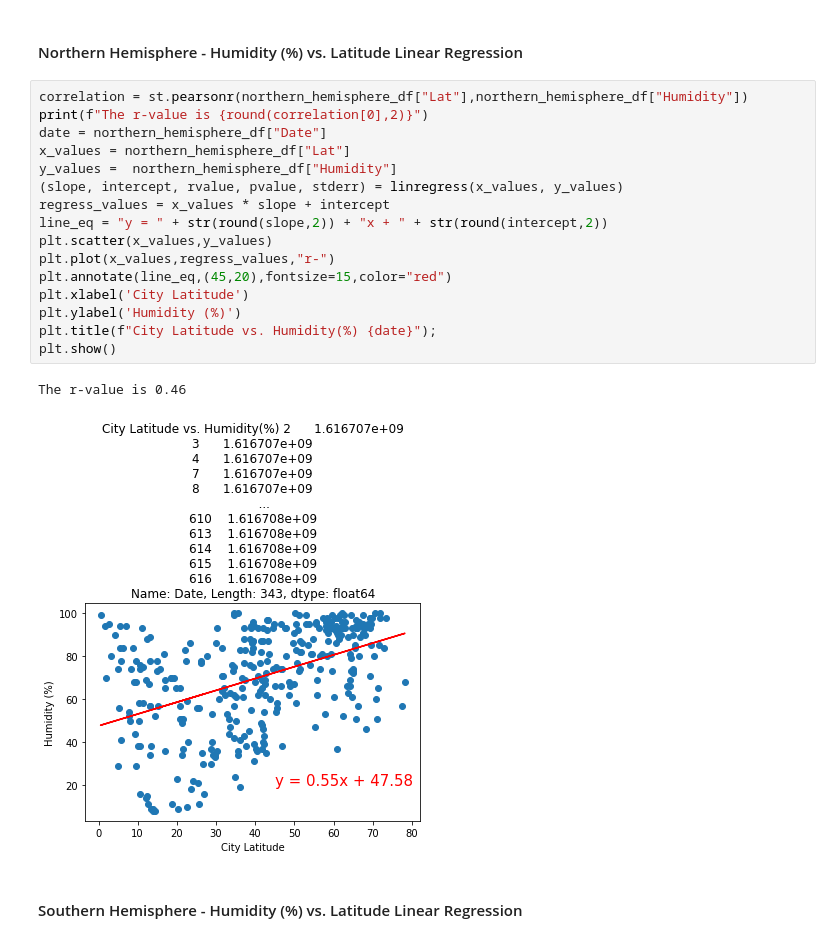
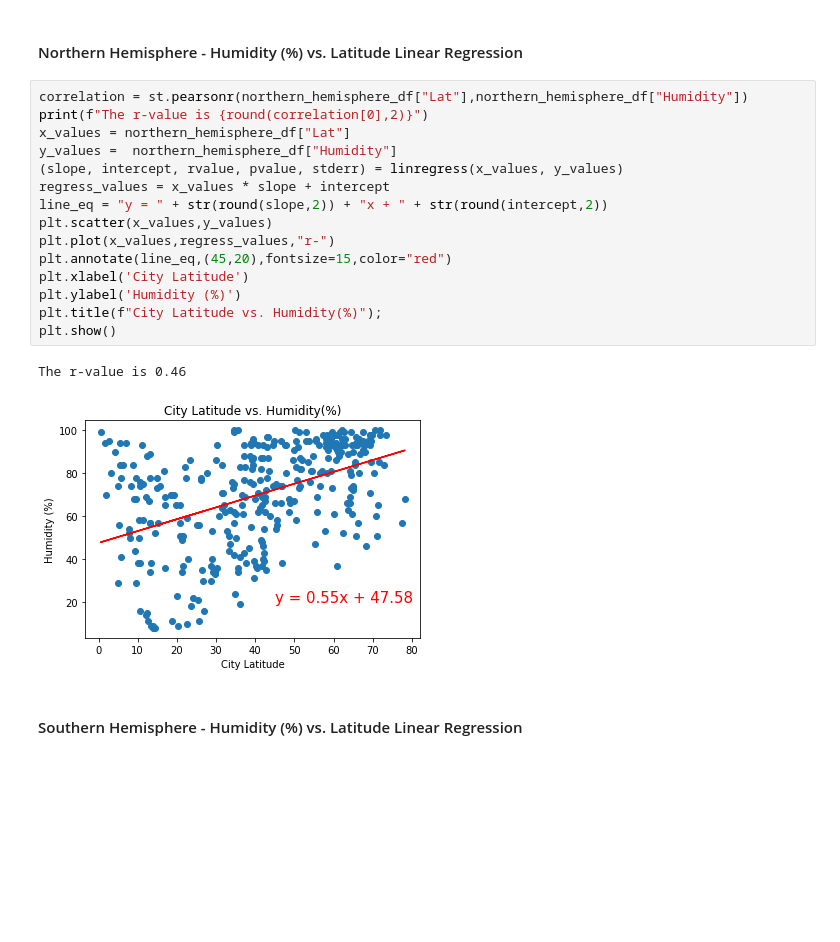
Before and after one commit to sieiden/python_api_challenge, a Jupyter notebook: WeatherPy .ipynb, the cells around one changed output. Saved outputs shown, nothing was run; the diff lists cells and outputs as text; blank space fills up the shorter version.

```diff
--- a/WeatherPy .ipynb
+++ b/WeatherPy .ipynb
@@ -298,22 +296,21 @@ The r-value is 0.57
 # %%
 correlation = st.pearsonr(northern_hemisphere_df["Lat"],northern_hemisphere_df["Humidity"])
 print(f"The r-value is {round(correlation[0],2)}")
-date = northern_hemisphere_df["Date"]
 x_values = northern_hemisphere_df["Lat"]
 y_values =  northern_hemisphere_df["Humidity"]
 (slope, intercept, rvalue, pvalue, stderr) = linregress(x_values, y_values)
 regress_values = x_values * slope + intercept
 line_eq = "y = " + str(round(slope,2)) + "x + " + str(round(intercept,2))
 plt.scatter(x_values,y_values)
 plt.plot(x_values,regress_values,"r-")
 plt.annotate(line_eq,(45,20),fontsize=15,color="red")
 plt.xlabel('City Latitude')
 plt.ylabel('Humidity (%)')
-plt.title(f"City Latitude vs. Humidity(%) {date}");
+plt.title(f"City Latitude vs. Humidity(%)");
 plt.show()
 # %% [output]
 The r-value is 0.46
-[figure, old version]
+[figure, new version]
 # %% [markdown]
 ####  Southern Hemisphere - Humidity (%) vs. Latitude Linear Regression
 # %%
```
Also changed, not shown: parts of 7 cells of this notebook.
